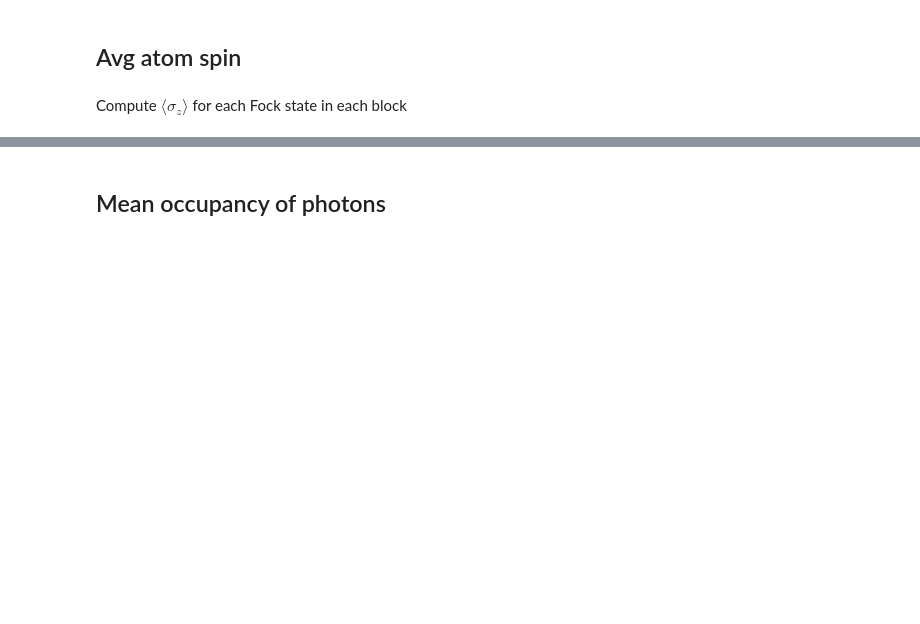
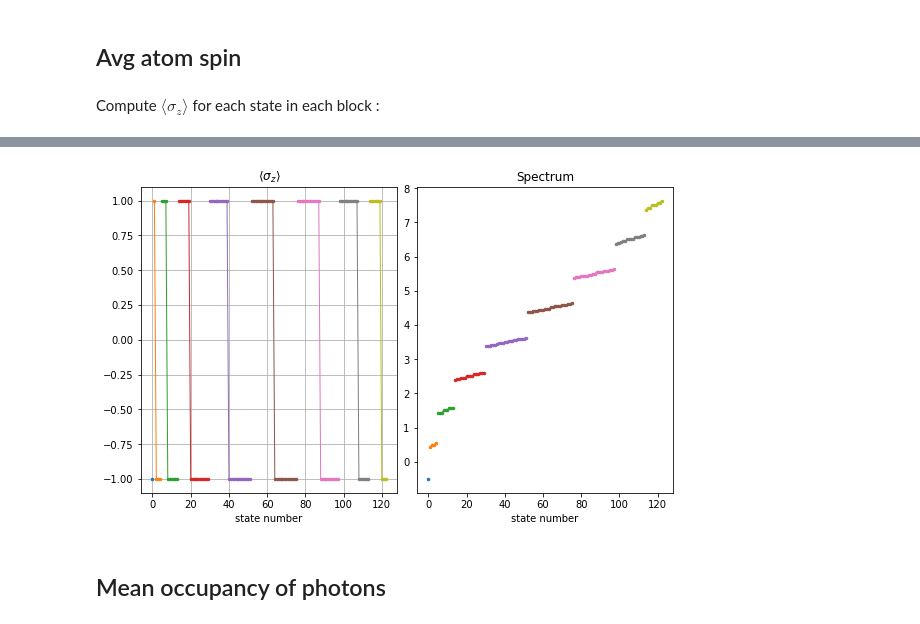
Before and after one commit to anastasiaGor/turbulence_data_notebooks, a Jupyter notebook: Atom-photon Hamiltonian/blocks_atom_multiple_photons.ipynb, the cells around one changed output, grey strips where cells are left out. Drawn from its saved outputs; the diff is of its cells as text; code cells hidden in the pictures; blank space fills up the shorter version.

Commit message:
fixed computation of occupancy
weird bug fixed by np.copy()

```diff
--- a/Atom-photon Hamiltonian/blocks_atom_multiple_photons.ipynb
+++ b/Atom-photon Hamiltonian/blocks_atom_multiple_photons.ipynb
@@ -165,13 +171,13 @@ def hamitonian_one_block(N_block, static_list, dynamic_list, sparse=False) :
     basis_osc_block_n = boson_basis_1d(L=N_osc, Nb={N_block}, sps=N_lev)     # part of boson basis
     # find indices of states with N_block particles in basis_osc_block. these states correcpond to spin-down part of the block
     selected_indices_n_down_spin = 2*len(basis_osc_block.states) - np.searchsorted(np.flip(basis_osc_block.states), basis_osc_block_n.states) - 1
-    boson_states_spin_down = basis_osc_block_n.states
+    boson_states_spin_down = np.copy(basis_osc_block_n.states)
 
     # generate boson sub-basis with N_block-1 particles
     basis_osc_block_n_minus_1 = boson_basis_1d(L=N_osc, Nb={N_block-1}, sps=N_lev)     # part of boson basis
     # find indices of states with N_block-1 particles in basis_osc_block. these states correcpond to spin-up part of the block
     selected_indices_n_minus_1_up_spin = len(basis_osc_block.states) - np.searchsorted(np.flip(basis_osc_block.states), basis_osc_block_n_minus_1.states) - 1
-    boson_states_spin_up = basis_osc_block_n_minus_1.states
+    boson_states_spin_up = np.copy(basis_osc_block_n_minus_1.states)
 
     all_selected_indices = np.concatenate((selected_indices_n_minus_1_up_spin, selected_indices_n_down_spin))
 
@@ -302,7 +297,19 @@ plt.show()
+# %%
+for i, block in enumerate(blocks_rotating_wave) :
+    state_integers = np.concatenate((block['boson_states_spin_up'], block['boson_states_spin_down']))
+    spins = np.concatenate((np.full(len(block['boson_states_spin_up']),1.), np.full(len(block['boson_states_spin_down']),-1.)))
+    block['ni_mean'] = np.zeros([N_osc, block['size']]); block['ni_fluct'] = np.zeros([N_osc, block['size']])
+    block['spin_mean'] = np.zeros(block['size'])
+    for site_index in range(N_osc) :
+        mean = np.sum(get_occupancy_on_site(site_index,state_integers,N_lev)*(block['eigenvectors'][:,:]**2), axis=0)
+        block['ni_mean'][site_index,:] = mean
+        mean_sqr = np.sum((get_occupancy_on_site(site_index,state_integers,N_lev)**2)*(block['eigenvectors'][:,:]**2), axis=0)
+        block['ni_fluct'][site_index,:] = mean_sqr - mean**2
+    block['spin_mean'] = np.sum(spins*(block['eigenvectors'][:,:]**2), axis=0)
 # %% [markdown]
 ## Avg atom spin
 # %% [markdown]
-Compute $\langle \sigma_z \rangle$ for each Fock state in each block
+Compute $\langle \sigma_z \rangle$ for each state in each block :
 # %%
 for i, block in enumerate(blocks_rotating_wave) :
     slice_spin_up = np.s_[0:len(block['boson_states_spin_up'])]
@@ -312,7 +319,7 @@ for i, block in enumerate(blocks_rotating_wave) :
 fig, ax = plt.subplots(nrows=1, ncols=2, constrained_layout=True,figsize=(8,5))
 
 for i, block in enumerate(blocks_rotating_wave) :
-    ax[0].plot(block['states'], block['avg_sigma_z'], '.-', lw=1., ms=5.0)
+    ax[0].plot(block['states'], block['spin_mean'], '.-', lw=1., ms=5.0)
     ax[1].plot(block['states'], block['eigenvals'], '.-', lw=1., ms=5.0)
 ax[0].set(title=r'$\langle \sigma_z \rangle$', xlabel='state number'); ax[0].grid()
 ax[1].set(title='Spectrum', xlabel='state number'); ax[1].grid(False)
@@ -322,2 +328,3 @@ plt.show()
+[figure, added]
 # %% [markdown]
 ## Mean occupancy of photons
```
Also changed, not shown: parts of 23 cells of this notebook.
